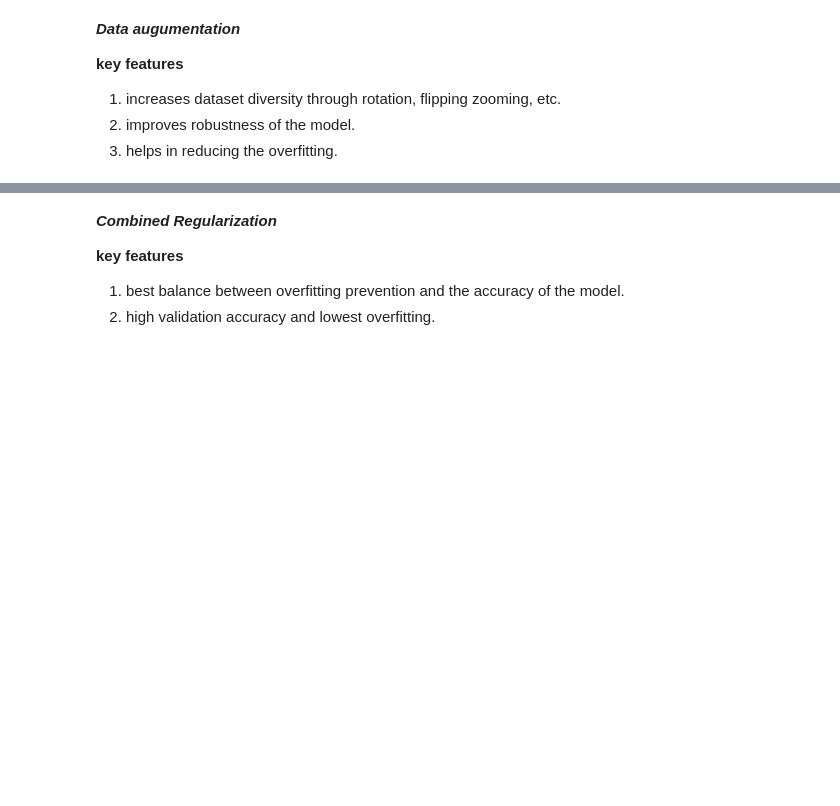
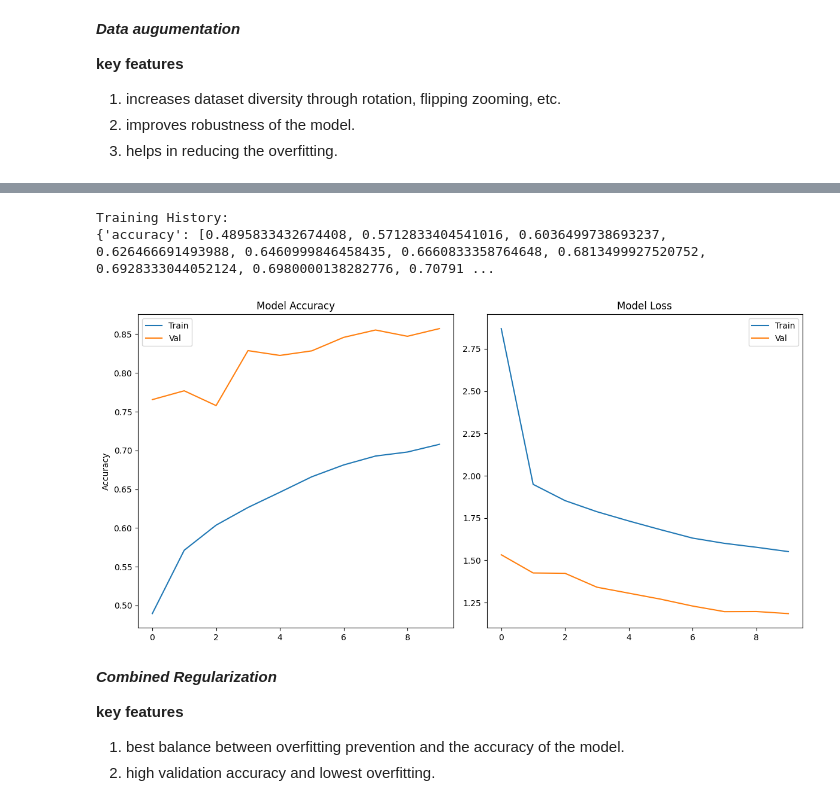
Before and after one commit to mrunalini-ch/Deep-Learning, a Jupyter notebook: DL_lab_2(regularization).ipynb, the cells around one changed output, grey strips where cells are left out. Saved outputs shown, nothing was run; the diff lists cells and outputs as text; code cells hidden in the pictures; blank space fills up the shorter version.

```diff
--- a/DL_lab_2(regularization).ipynb
+++ b/DL_lab_2(regularization).ipynb
@@ -258,3 +345,32 @@ Epoch 10/10
+# %%
+# Print training history
+print("Training History:")
+print(history_augmented.history)
+
+# Plot training history
+plt.figure(figsize=(12, 6))
+
+# Plot training & validation accuracy values
+plt.subplot(1, 2, 1)
+plt.plot(history_augmented.history['accuracy'])
+plt.plot(history_augmented.history['val_accuracy'])
+plt.title('Model Accuracy')
+plt.ylabel('Accuracy')
+plt.legend(['Train', 'Val'], loc='upper left')
+
+# Plot training & validation loss values
+plt.subplot(1, 2, 2)
+plt.plot(history_augmented.history['loss'])
+plt.plot(history_augmented.history['val_loss'])
+plt.title('Model Loss')
+plt.legend(['Train', 'Val'], loc='upper right')
+
+plt.tight_layout()
+plt.show()
+# %% [output]
+Training History:
+{'accuracy': [0.4895833432674408, 0.5712833404541016, 0.6036499738693237, 0.626466691493988, 0.6460999846458435, 0.6660833358764648, 0.6813499927520752, 0.6928333044052124, 0.6980000138282776, 0.70791 ...
+[figure, added]
 # %% [markdown]
 ***Combined Regularization***
 
```
Also changed, not shown: parts of 36 cells of this notebook.
